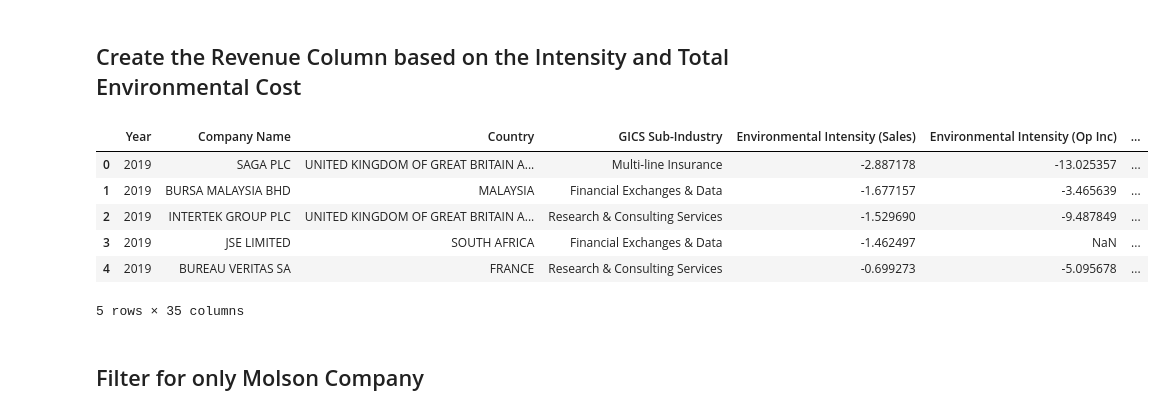
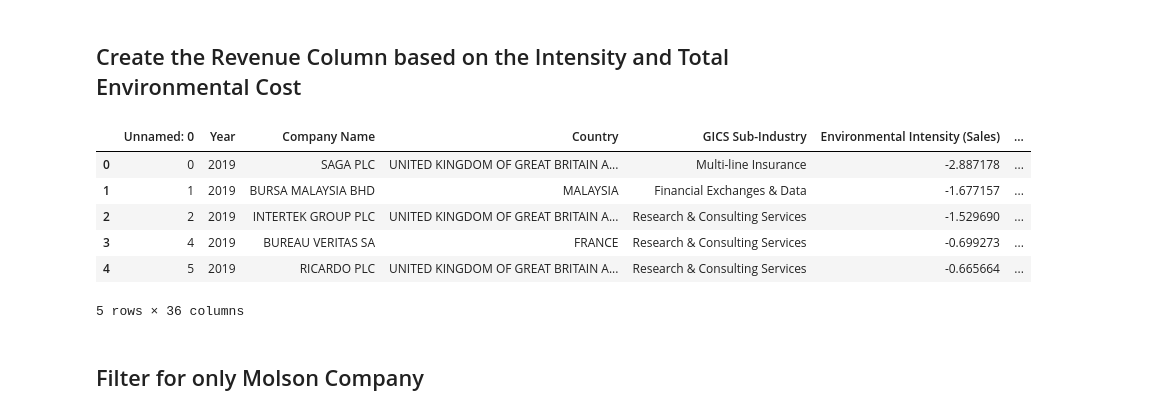
Before and after one commit to yummypugs/SPM-Project-Harvard, a Jupyter notebook: 1.1.1 Molson Visualization.ipynb, the cells around one changed output. Drawn from its saved outputs; the diff is of its cells as text; code cells hidden in the pictures.

Commit message:
new dataframe export

```diff
--- a/1.1.1 Molson Visualization.ipynb
+++ b/1.1.1 Molson Visualization.ipynb
@@ -8,21 +8,22 @@ import matplotlib.pyplot as plt
 ## Create the Revenue Column based on the Intensity and Total Environmental Cost
 # %%
 # Load the dataset
-df = pd.read_excel("Models\IWA.xlsx", sheet_name='Final Raw Sample(0%)')
+#df = pd.read_excel("Models\IWA.xlsx", sheet_name='Final Raw Sample(0%)')
+df = pd.read_csv("Sales_no_outliers.csv")
 df["Revenue"] = df["Total Environmental Cost"]/df["Environmental Intensity (Sales)"]
 df["Operating Income"] = df["Total Environmental Cost"]/df["Environmental Intensity (Op Inc)"]
 df["Environmental Intensity (Op Inc)"] = df["Environmental Intensity (Op Inc)"]*100
 df["Environmental Intensity (Sales)"] = df["Environmental Intensity (Sales)"]*100
 df = df.drop("Industry (Exiobase)", axis=1)
 df.head()
 # %% [output]
-|  | Year | Company Name | Country | GICS Sub-Industry | Environmental Intensity (Sales) | Environmental Intensity (Op Inc) | ... |
-| 0 | 2019 | SAGA PLC | UNITED KINGDOM OF GREAT BRITAIN A... | Multi-line Insurance | -2.887178 | -13.025357 | ... |
-| 1 | 2019 | BURSA MALAYSIA BHD | MALAYSIA | Financial Exchanges & Data | -1.677157 | -3.465639 | ... |
-| 2 | 2019 | INTERTEK GROUP PLC | UNITED KINGDOM OF GREAT BRITAIN A... | Research & Consulting Services | -1.529690 | -9.487849 | ... |
-| 3 | 2019 | JSE LIMITED | SOUTH AFRICA | Financial Exchanges & Data | -1.462497 | NaN | ... |
-| 4 | 2019 | BUREAU VERITAS SA | FRANCE | Research & Consulting Services | -0.699273 | -5.095678 | ... |
+|  | Unnamed: 0 | Year | Company Name | Country | GICS Sub-Industry | Environmental Intensity (Sales) | ... |
+| 0 | 0 | 2019 | SAGA PLC | UNITED KINGDOM OF GREAT BRITAIN A... | Multi-line Insurance | -2.887178 | ... |
+| 1 | 1 | 2019 | BURSA MALAYSIA BHD | MALAYSIA | Financial Exchanges & Data | -1.677157 | ... |
+| 2 | 2 | 2019 | INTERTEK GROUP PLC | UNITED KINGDOM OF GREAT BRITAIN A... | Research & Consulting Services | -1.529690 | ... |
+| 3 | 4 | 2019 | BUREAU VERITAS SA | FRANCE | Research & Consulting Services | -0.699273 | ... |
+| 4 | 5 | 2019 | RICARDO PLC | UNITED KINGDOM OF GREAT BRITAIN A... | Research & Consulting Services | -0.665664 | ... |
-5 rows × 35 columns
+5 rows × 36 columns
 # %% [markdown]
 ## Filter for only Molson Company
 # %%
```
Also changed, not shown: 6 other files.
